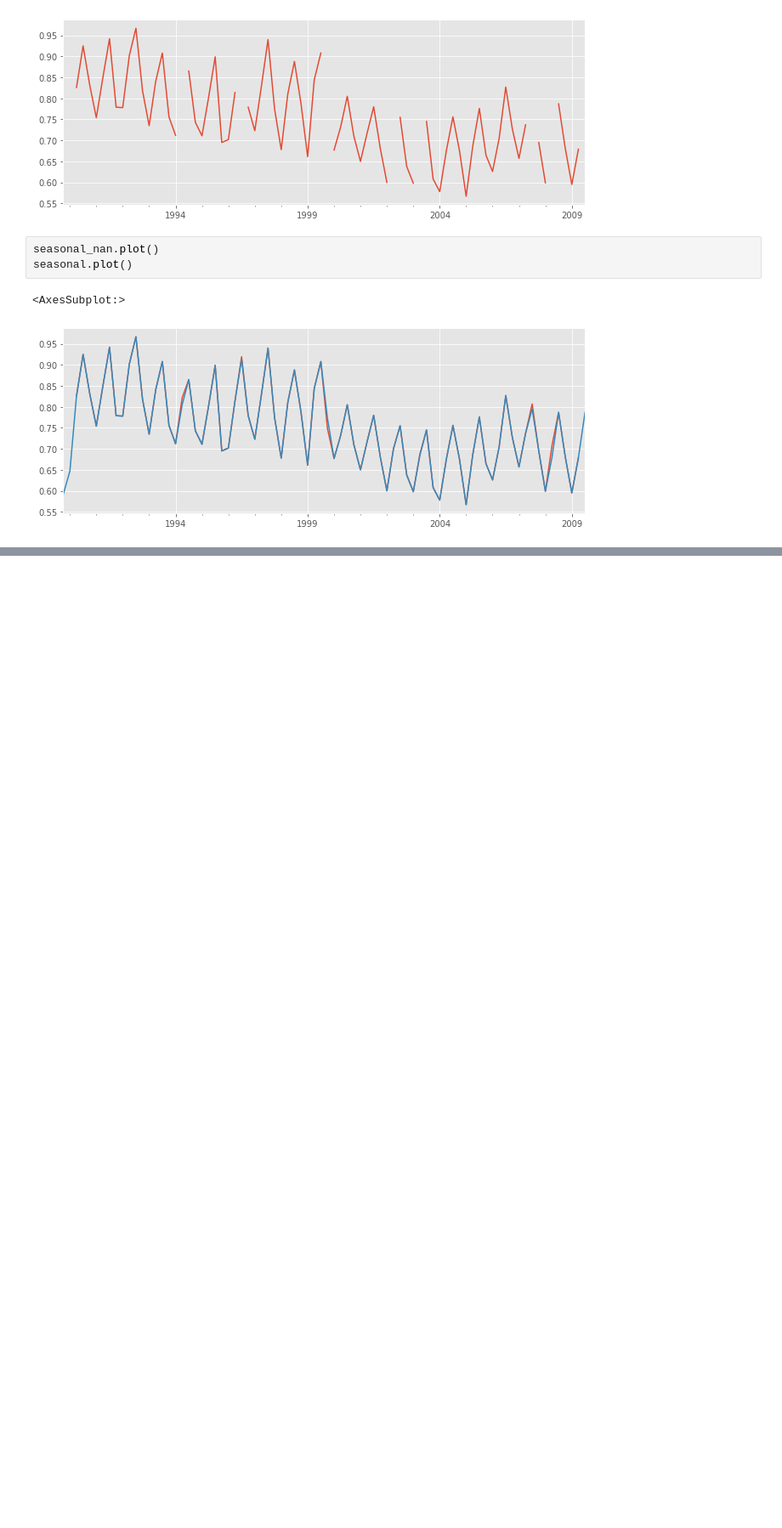
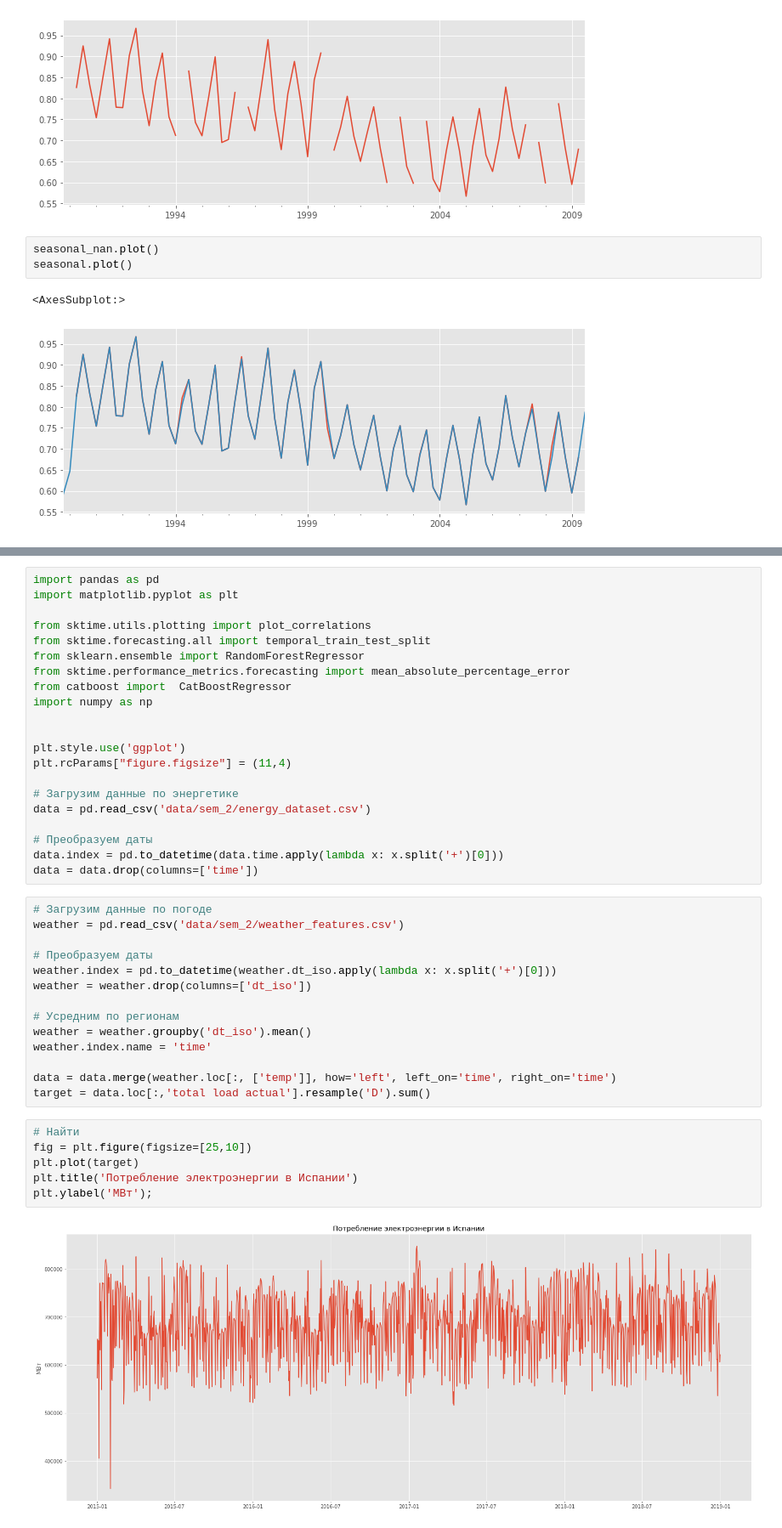
Before and after one commit to Pyatachokk/hse_ts_course, a Jupyter notebook: 2021-spring/seminars/sem_2.ipynb, the cells around one changed output, grey strips where cells are left out. Shown at 85% size. Saved outputs shown, nothing was run; the diff lists cells and outputs as text; blank space fills up the shorter version.

```diff
--- a/2021-spring/seminars/sem_2.ipynb
+++ b/2021-spring/seminars/sem_2.ipynb
@@ -384,0 +389,43 @@ seasonal.plot()
+# %%
+import pandas as pd
+import matplotlib.pyplot as plt
+
+from sktime.utils.plotting import plot_correlations
+from sktime.forecasting.all import temporal_train_test_split
+from sklearn.ensemble import RandomForestRegressor
+from sktime.performance_metrics.forecasting import mean_absolute_percentage_error
+from catboost import  CatBoostRegressor
+import numpy as np
+
+
+plt.style.use('ggplot')
+plt.rcParams["figure.figsize"] = (11,4)
+
+# Загрузим данные по энергетике
+data = pd.read_csv('data/sem_2/energy_dataset.csv')
+
+# Преобразуем даты
+data.index = pd.to_datetime(data.time.apply(lambda x: x.split('+')[0]))
+data = data.drop(columns=['time'])
+# %%
+# Загрузим данные по погоде
+weather = pd.read_csv('data/sem_2/weather_features.csv')
+
+# Преобразуем даты
+weather.index = pd.to_datetime(weather.dt_iso.apply(lambda x: x.split('+')[0]))
+weather = weather.drop(columns=['dt_iso'])
+
+# Усредним по регионам
+weather = weather.groupby('dt_iso').mean()
+weather.index.name = 'time'
+
+data = data.merge(weather.loc[:, ['temp']], how='left', left_on='time', right_on='time')
+target = data.loc[:,'total load actual'].resample('D').sum()
+# %%
+# Найти
+fig = plt.figure(figsize=[25,10])
+plt.plot(target)
+plt.title('Потребление электроэнергии в Испании')
+plt.ylabel('МВт');
+# %% [output]
+[figure, added]
```
Also changed, not shown: parts of 6 cells of this notebook, 7 other files.
